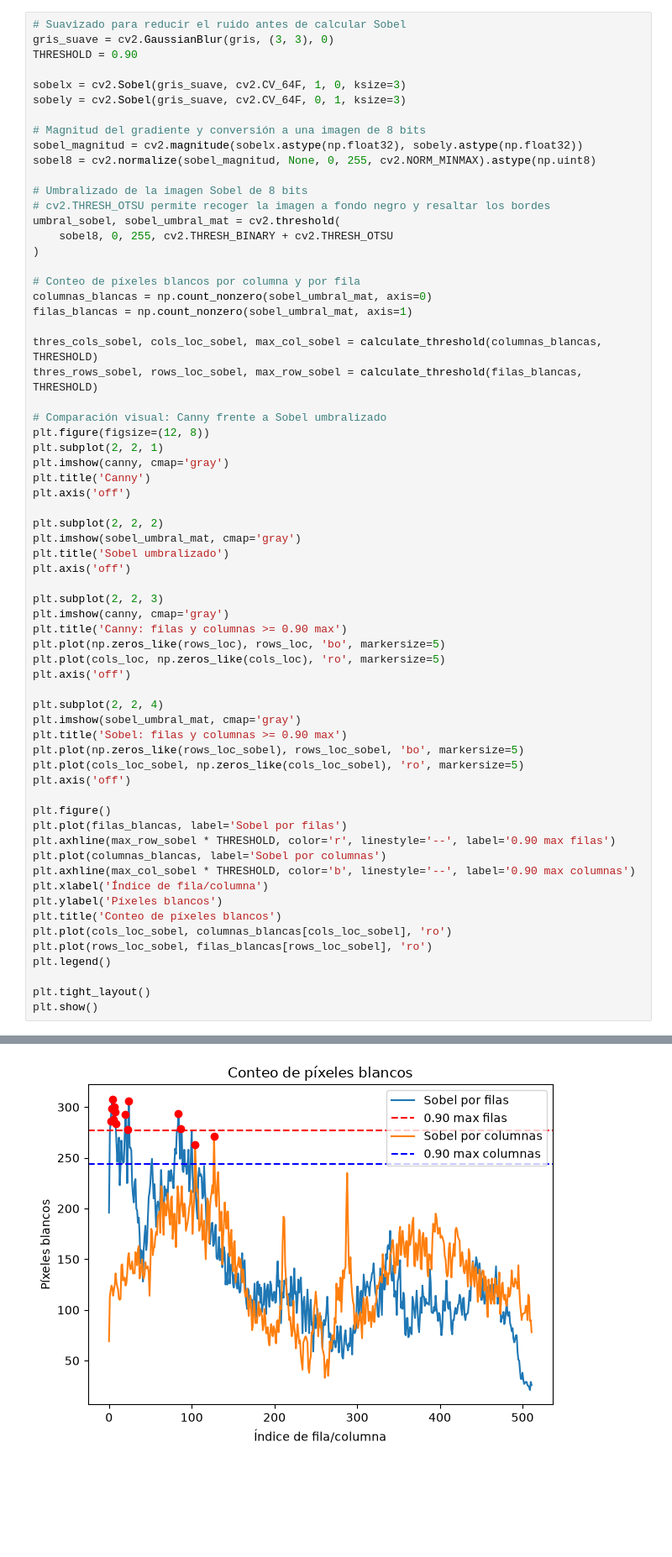
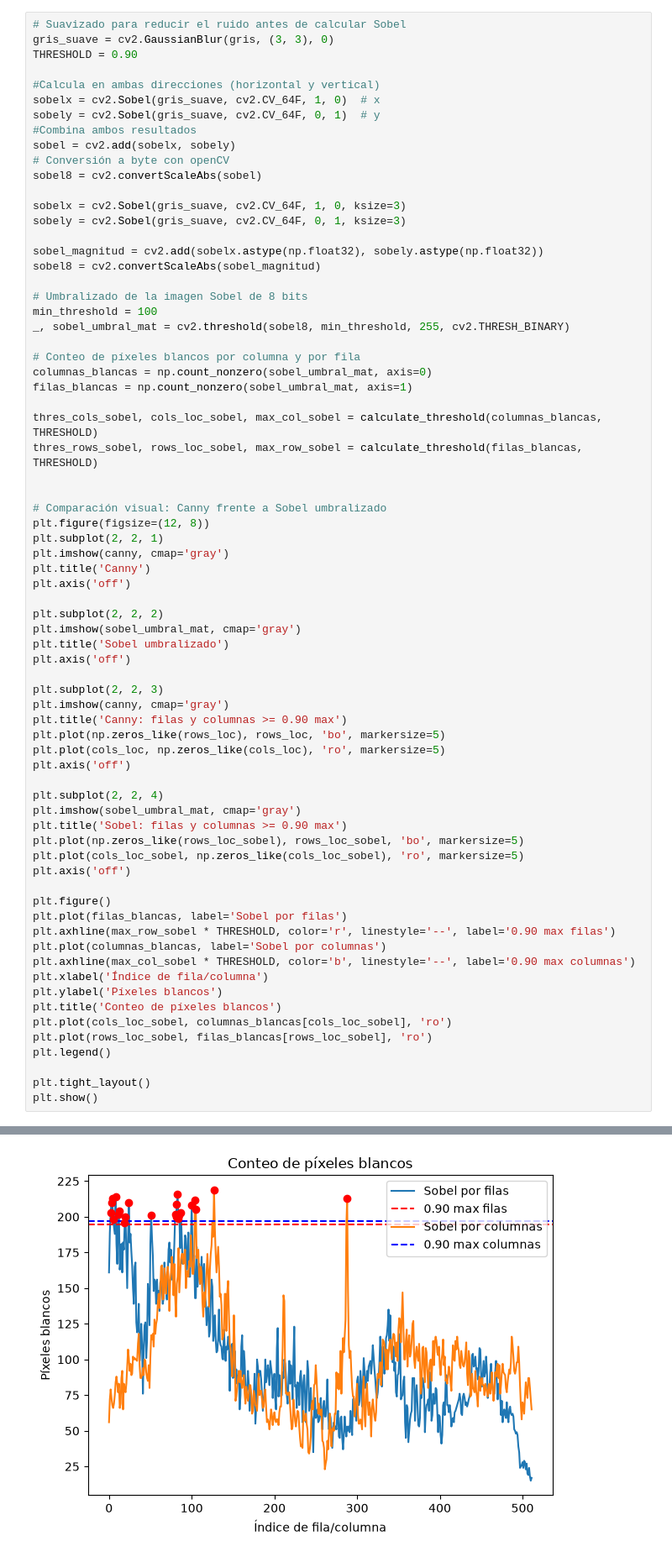
Before and after one commit to SkinnyDevi/computer-vision, a Jupyter notebook: P2/VC_P2_FMV.ipynb, the cells around one changed output, grey strips where cells are left out. Shown at 84% size. Drawn from its saved outputs; the diff is of its cells as text; blank space fills up the shorter version.

```diff
--- a/P2/VC_P2_FMV.ipynb
+++ b/P2/VC_P2_FMV.ipynb
@@ -62,18 +62,23 @@ TAREA: Aplica umbralizado a la imagen resultante de Sobel (convertida a 8 bits),
 gris_suave = cv2.GaussianBlur(gris, (3, 3), 0)
 THRESHOLD = 0.90
 
+#Calcula en ambas direcciones (horizontal y vertical)
+sobelx = cv2.Sobel(gris_suave, cv2.CV_64F, 1, 0)  # x
+sobely = cv2.Sobel(gris_suave, cv2.CV_64F, 0, 1)  # y
+#Combina ambos resultados
+sobel = cv2.add(sobelx, sobely)
+# Conversión a byte con openCV
+sobel8 = cv2.convertScaleAbs(sobel)
+
 sobelx = cv2.Sobel(gris_suave, cv2.CV_64F, 1, 0, ksize=3)
 sobely = cv2.Sobel(gris_suave, cv2.CV_64F, 0, 1, ksize=3)
 
-# Magnitud del gradiente y conversión a una imagen de 8 bits
-sobel_magnitud = cv2.magnitude(sobelx.astype(np.float32), sobely.astype(np.float32))
-sobel8 = cv2.normalize(sobel_magnitud, None, 0, 255, cv2.NORM_MINMAX).astype(np.uint8)
+sobel_magnitud = cv2.add(sobelx.astype(np.float32), sobely.astype(np.float32))
+sobel8 = cv2.convertScaleAbs(sobel_magnitud)
 
 # Umbralizado de la imagen Sobel de 8 bits
-# cv2.THRESH_OTSU permite recoger la imagen a fondo negro y resaltar los bordes
-umbral_sobel, sobel_umbral_mat = cv2.threshold(
-    sobel8, 0, 255, cv2.THRESH_BINARY + cv2.THRESH_OTSU
-)
+min_threshold = 100
+_, sobel_umbral_mat = cv2.threshold(sobel8, min_threshold, 255, cv2.THRESH_BINARY)
 
 # Conteo de píxeles blancos por columna y por fila
 columnas_blancas = np.count_nonzero(sobel_umbral_mat, axis=0)
@@ -81,6 +86,7 @@ filas_blancas = np.count_nonzero(sobel_umbral_mat, axis=1)
 
 thres_cols_sobel, cols_loc_sobel, max_col_sobel = calculate_threshold(columnas_blancas, THRESHOLD)
 thres_rows_sobel, rows_loc_sobel, max_row_sobel = calculate_threshold(filas_blancas, THRESHOLD)
+
 
 # Comparación visual: Canny frente a Sobel umbralizado
 plt.figure(figsize=(12, 8))
@@ -127,4 +133,4 @@ plt.show()
-[figure, old version]
+[figure, new version]
 # %% [markdown]
 Comparando Sobel respecto a Canny, se puede apreciar como Sobel umbralizado a 8 bits recoge mas detalles o imperfecciones en la superficie o contorno de la imagen. Atendiendo a la nariz, se puede observar como Canny resalta unos puntos gruesos redondos, mientras que Sobel lo resalta como puntos pequeños individuales esparcidos, como si fuesen motas de polvo.
 
```
Also changed, not shown: parts of 1 cell of this notebook.
